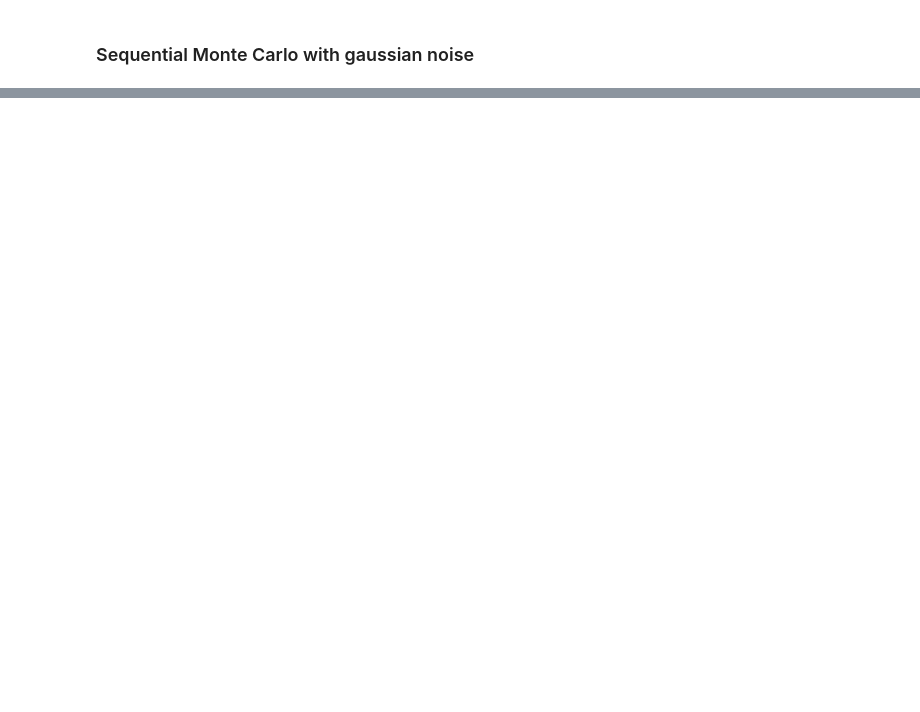
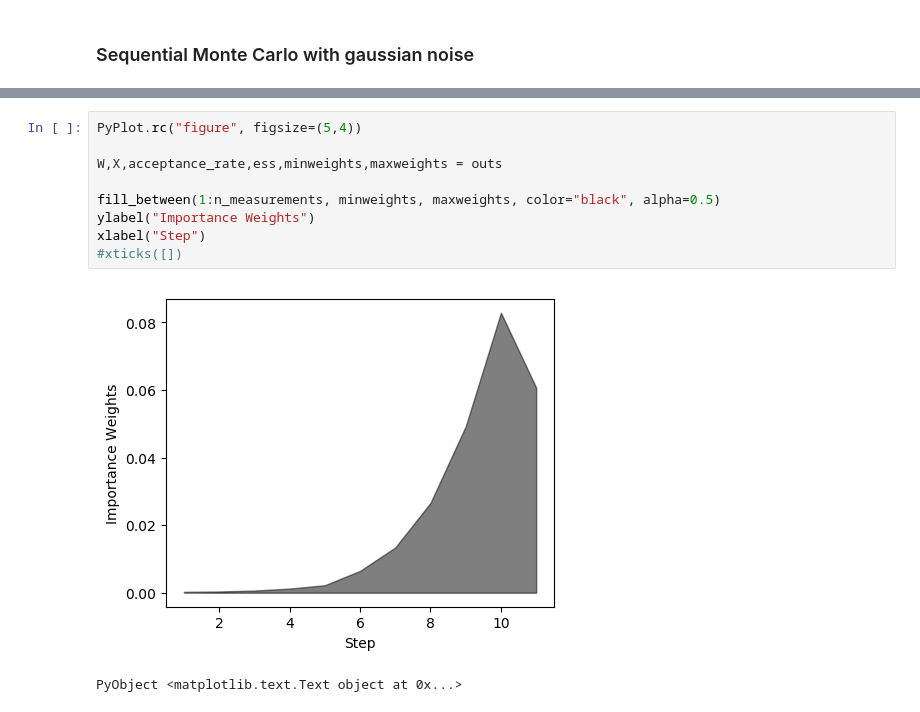
Before and after one commit to matthieubulte/smc, a Jupyter notebook: code/Results.ipynb, the cells around one changed output, grey strips where cells are left out. Cells and saved outputs as stored; diff of their text form; blank space fills up the shorter version.

```diff
--- a/code/Results.ipynb
+++ b/code/Results.ipynb
@@ -208,0 +341,12 @@ GaussianSequentialMonteCarlo (generic function with 1 method)
+# %%
+PyPlot.rc("figure", figsize=(5,4))
+
+W,X,acceptance_rate,ess,minweights,maxweights = outs
+
+fill_between(1:n_measurements, minweights, maxweights, color="black", alpha=0.5)
+ylabel("Importance Weights")
+xlabel("Step")
+#xticks([])
+# %% [output]
+[figure, added]
+PyObject <matplotlib.text.Text object at 0x...>
```
Also changed, not shown: parts of 23 cells of this notebook, 16 other files.
